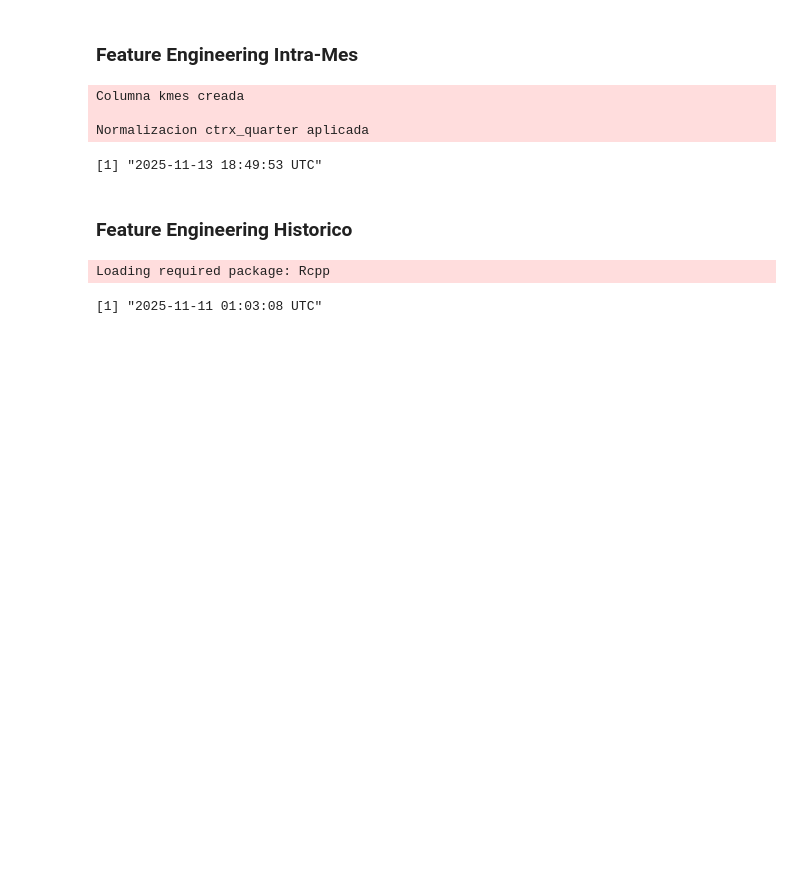
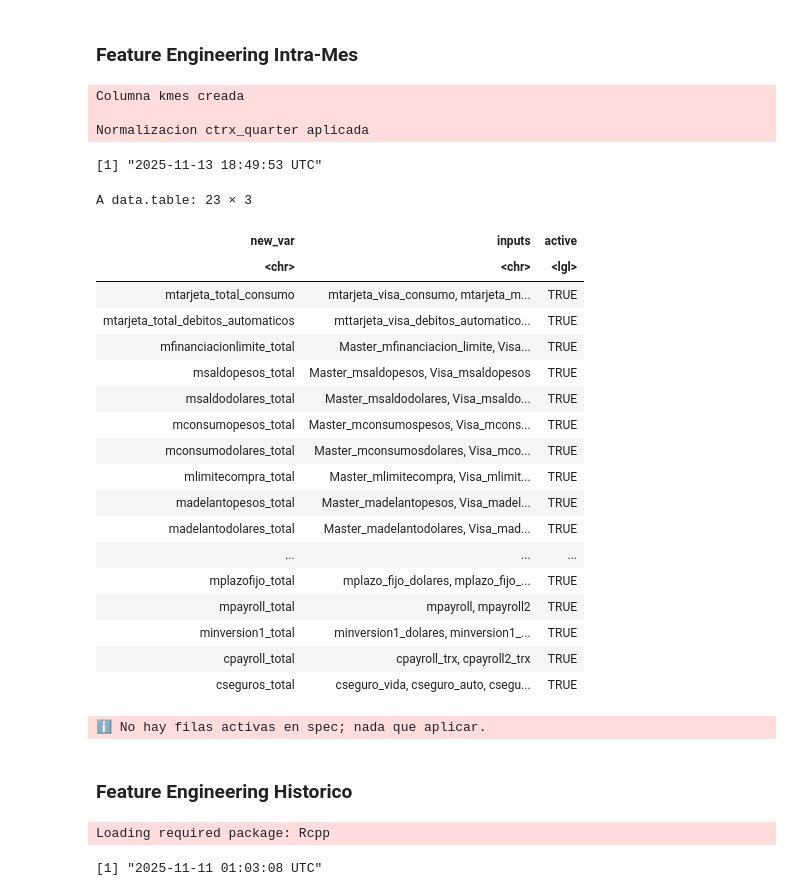
Before and after one commit to missvico/dmeyf2025, a Jupyter notebook: src/churn/C2010/APO_zlgbm_C2010_2106.ipynb, the cells around one changed output. Drawn from its saved outputs; the diff is of its cells as text; code cells hidden in the pictures; blank space fills up the shorter version.

Commit message:
add sum function

```diff
--- a/src/churn/C2010/APO_zlgbm_C2010_2106.ipynb
+++ b/src/churn/C2010/APO_zlgbm_C2010_2106.ipynb
@@ -320,3 +284,54 @@ dataset <- copy(dataset)[, `:=`(
+# %%
+spec_sumas
+# %% [output]
+A data.table: 23 × 3
+| new_var | inputs | active |
+| <chr> | <chr> | <lgl> |
+| mtarjeta_total_consumo | mtarjeta_visa_consumo, mtarjeta_m... | TRUE |
+| mtarjeta_total_debitos_automaticos | mttarjeta_visa_debitos_automatico... | TRUE |
+| mfinanciacionlimite_total | Master_mfinanciacion_limite, Visa... | TRUE |
+| msaldopesos_total | Master_msaldopesos, Visa_msaldopesos | TRUE |
+| msaldodolares_total | Master_msaldodolares, Visa_msaldo... | TRUE |
+| mconsumopesos_total | Master_mconsumospesos, Visa_mcons... | TRUE |
+| mconsumodolares_total | Master_mconsumosdolares, Visa_mco... | TRUE |
+| mlimitecompra_total | Master_mlimitecompra, Visa_mlimit... | TRUE |
+| madelantopesos_total | Master_madelantopesos, Visa_madel... | TRUE |
+| madelantodolares_total | Master_madelantodolares, Visa_mad... | TRUE |
+| ... | ... | ... |
+| mplazofijo_total | mplazo_fijo_dolares, mplazo_fijo_... | TRUE |
+| mpayroll_total | mpayroll, mpayroll2 | TRUE |
+| minversion1_total | minversion1_dolares, minversion1_... | TRUE |
+| cpayroll_total | cpayroll_trx, cpayroll2_trx | TRUE |
+| cseguros_total | cseguro_vida, cseguro_auto, csegu... | TRUE |
+# %%
+spec_sumas <- fread(PARAM$paths$specsumas)
+
+# Normalizar nombres de columnas
+setnames(spec_sumas, tolower(names(spec_sumas)))
+req <- c("new_var","inputs","active")
+faltan <- setdiff(req, names(spec_sumas))
+if (length(faltan)) stop("Faltan columnas en spec: ", paste(faltan, collapse=", "))
+
+# Limpiar espacios en inputs y new_var
+spec_sumas[, new_var := trimws(new_var)]
+spec_sumas[, inputs  := trimws(inputs)]
+
+# 2) Convertir 'active' a lógico robusto
+to_bool <- function(x){
+  if (is.logical(x)) return(x)
+  x2 <- tolower(trimws(as.character(x)))
+  x2 %in% c("true","t","1","yes","y","si","sí")
+}
+spec_sumas[, active := to_bool(active)]
+
+dataset <- apply_sum_specs_multi(
+  dataset,
+  spec = spec_sumas,
+  from_file = FALSE,
+  sep_inputs = ","
+)
+# %% [output]
+ℹ️ No hay filas activas en spec; nada que aplicar.
 # %% [markdown]
 ### Feature Engineering Historico
 # %%
```
Also changed, not shown: parts of 2 cells of this notebook, 3 other files.
